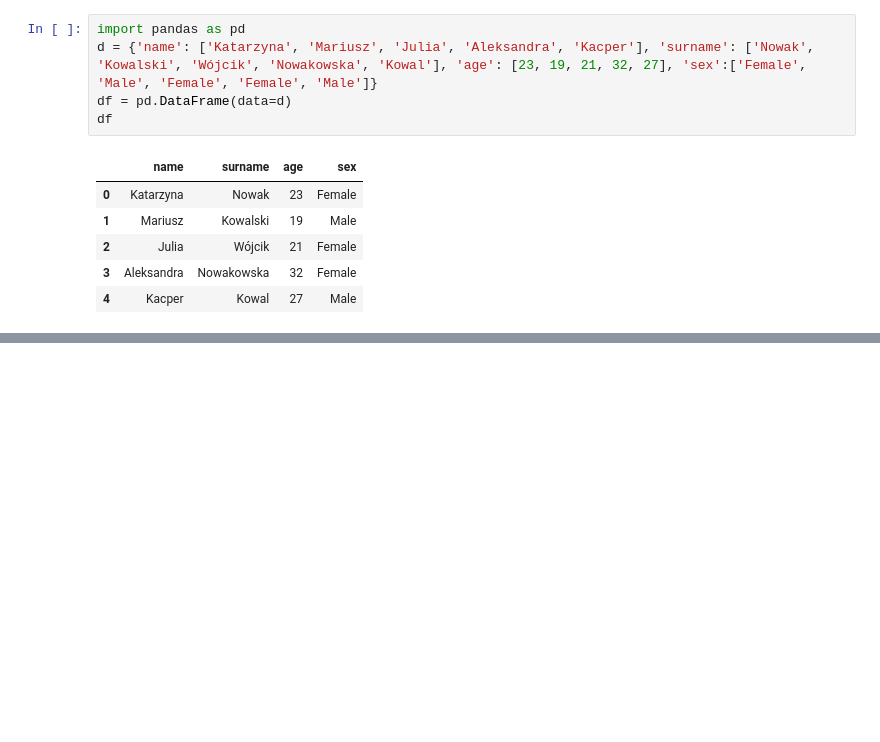
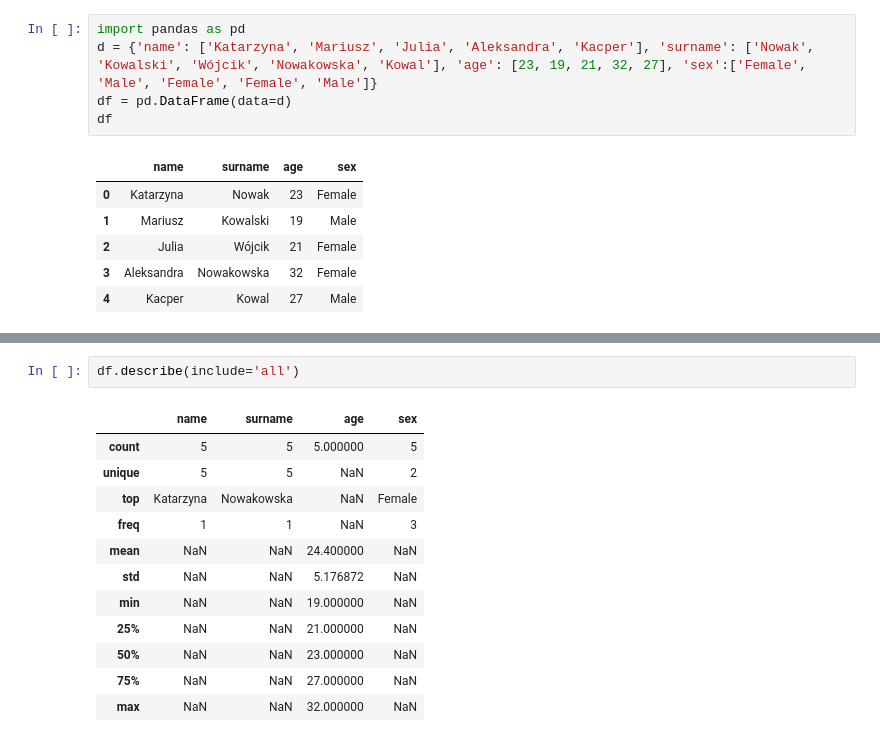
Before and after one commit to Aleksandra-Stachniak/AiBD_Aleksandra_Stachniak, a Jupyter notebook: lab1.ipynb, the cells around one changed output, grey strips where cells are left out. Saved outputs shown, nothing was run; the diff lists cells and outputs as text; blank space fills up the shorter version.

```diff
--- a/lab1.ipynb
+++ b/lab1.ipynb
@@ -70,0 +85,15 @@ df
+# %%
+df.describe(include='all')
+# %% [output]
+|  | name | surname | age | sex |
+| count | 5 | 5 | 5.000000 | 5 |
+| unique | 5 | 5 | NaN | 2 |
+| top | Katarzyna | Nowakowska | NaN | Female |
+| freq | 1 | 1 | NaN | 3 |
+| mean | NaN | NaN | 24.400000 | NaN |
+| std | NaN | NaN | 5.176872 | NaN |
+| min | NaN | NaN | 19.000000 | NaN |
+| 25% | NaN | NaN | 21.000000 | NaN |
+| 50% | NaN | NaN | 23.000000 | NaN |
+| 75% | NaN | NaN | 27.000000 | NaN |
+| max | NaN | NaN | 32.000000 | NaN |
```
Also changed, not shown: parts of 2 cells of this notebook.
